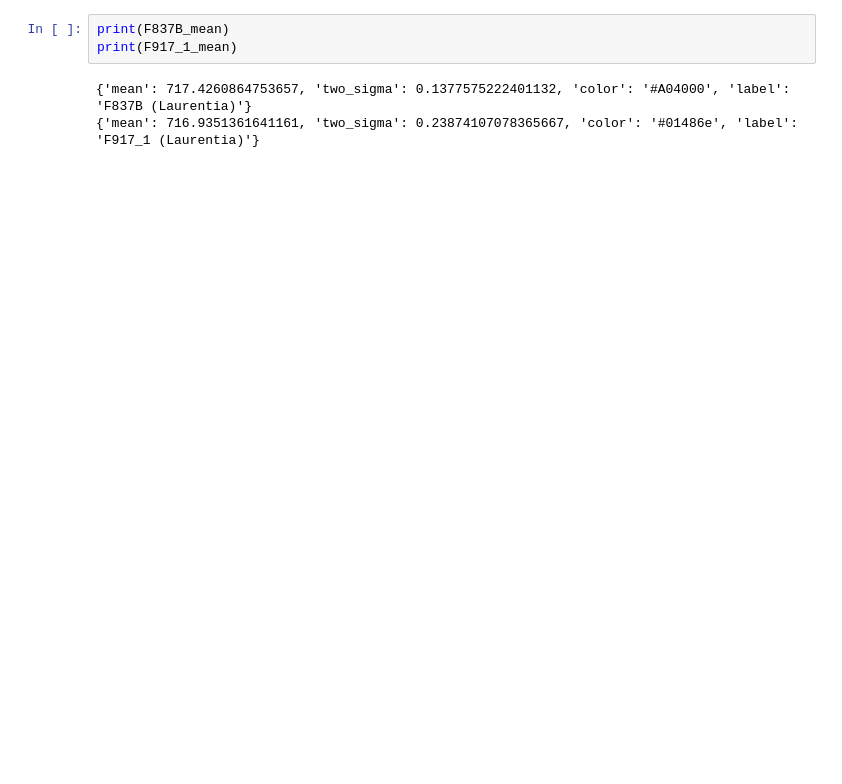
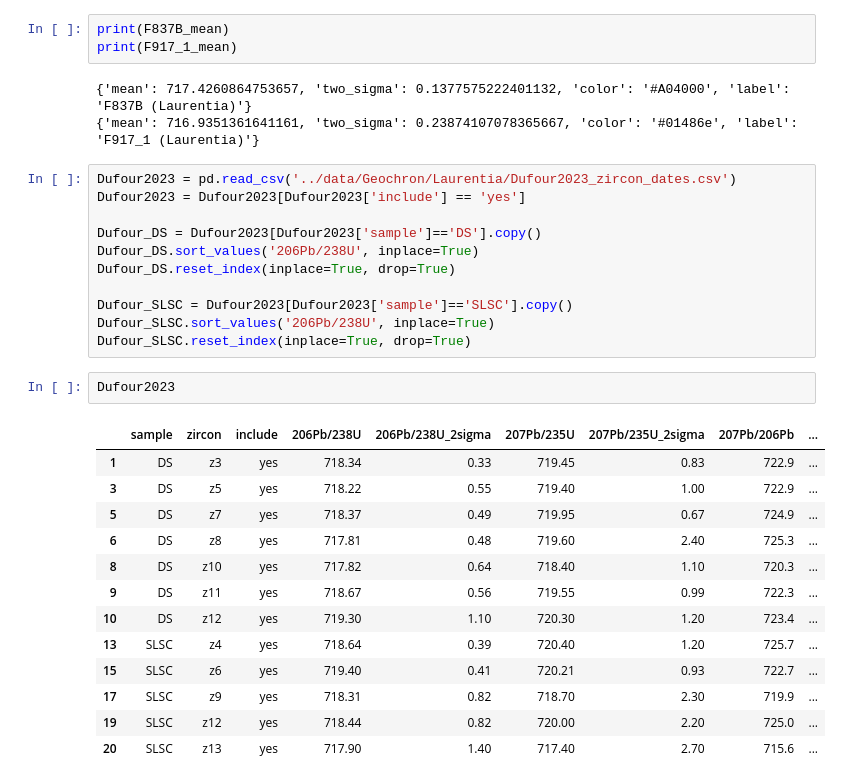
Before and after one commit to Swanson-Hysell/Franklin_LIP, a Jupyter notebook: code/Sturtian_Franklin_Dates.ipynb, the cells around one changed output. Cells and saved outputs as stored; diff of their text form; blank space fills up the shorter version.

```diff
--- a/code/Sturtian_Franklin_Dates.ipynb
+++ b/code/Sturtian_Franklin_Dates.ipynb
@@ -885,3 +882,30 @@ print(F917_1_mean)
 # %% [output]
 {'mean': 717.4260864753657, 'two_sigma': 0.1377575222401132, 'color': '#A04000', 'label': 'F837B (Laurentia)'}
 {'mean': 716.9351361641161, 'two_sigma': 0.23874107078365667, 'color': '#01486e', 'label': 'F917_1 (Laurentia)'}
+# %%
+Dufour2023 = pd.read_csv('../data/Geochron/Laurentia/Dufour2023_zircon_dates.csv')
+Dufour2023 = Dufour2023[Dufour2023['include'] == 'yes']
+
+Dufour_DS = Dufour2023[Dufour2023['sample']=='DS'].copy()
+Dufour_DS.sort_values('206Pb/238U', inplace=True)
+Dufour_DS.reset_index(inplace=True, drop=True)
+
+Dufour_SLSC = Dufour2023[Dufour2023['sample']=='SLSC'].copy()
+Dufour_SLSC.sort_values('206Pb/238U', inplace=True)
+Dufour_SLSC.reset_index(inplace=True, drop=True)
+# %%
+Dufour2023
+# %% [output]
+|  | sample | zircon | include | 206Pb/238U | 206Pb/238U_2sigma | 207Pb/235U | 207Pb/235U_2sigma | 207Pb/206Pb | ... |
+| 1 | DS | z3 | yes | 718.34 | 0.33 | 719.45 | 0.83 | 722.9 | ... |
+| 3 | DS | z5 | yes | 718.22 | 0.55 | 719.40 | 1.00 | 722.9 | ... |
+| 5 | DS | z7 | yes | 718.37 | 0.49 | 719.95 | 0.67 | 724.9 | ... |
+| 6 | DS | z8 | yes | 717.81 | 0.48 | 719.60 | 2.40 | 725.3 | ... |
+| 8 | DS | z10 | yes | 717.82 | 0.64 | 718.40 | 1.10 | 720.3 | ... |
+| 9 | DS | z11 | yes | 718.67 | 0.56 | 719.55 | 0.99 | 722.3 | ... |
+| 10 | DS | z12 | yes | 719.30 | 1.10 | 720.30 | 1.20 | 723.4 | ... |
+| 13 | SLSC | z4 | yes | 718.64 | 0.39 | 720.40 | 1.20 | 725.7 | ... |
+| 15 | SLSC | z6 | yes | 719.40 | 0.41 | 720.21 | 0.93 | 722.7 | ... |
+| 17 | SLSC | z9 | yes | 718.31 | 0.82 | 718.70 | 2.30 | 719.9 | ... |
+| 19 | SLSC | z12 | yes | 718.44 | 0.82 | 720.00 | 2.20 | 725.0 | ... |
+| 20 | SLSC | z13 | yes | 717.90 | 1.40 | 717.40 | 2.70 | 715.6 | ... |
```
Also changed, not shown: parts of 22 cells of this notebook, 2 other files.
